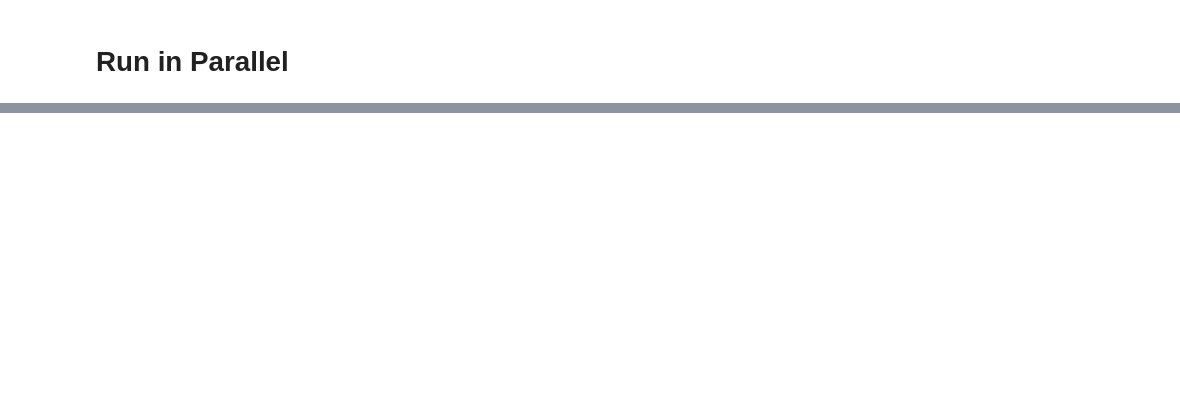
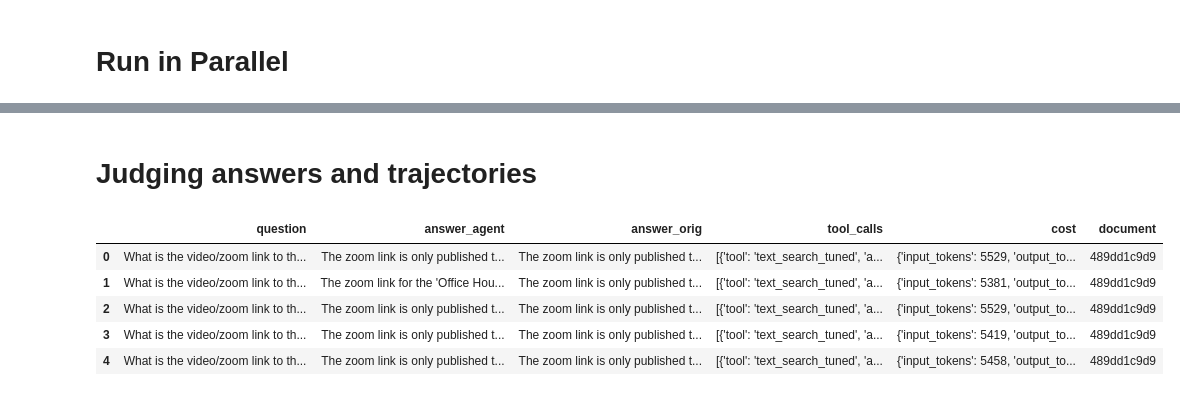
Before and after one commit to SabaYahyaa/llm-datatalkclub-zoomcamp, a Jupyter notebook: module_4_evaluation/14_agent_evaluation.ipynb, the cells around one changed output, grey strips where cells are left out. Drawn from its saved outputs; the diff is of its cells as text; code cells hidden in the pictures; blank space fills up the shorter version.

Commit message:
agent evaluation is added

```diff
--- a/module_4_evaluation/14_agent_evaluation.ipynb
+++ b/module_4_evaluation/14_agent_evaluation.ipynb
@@ -407,3 +361,15 @@ Reached max steps.
 df_agent = pd.DataFrame(agent_answers)
 # %%
 df_agent.to_csv("./data/agent_answers.csv", index=False)
+# %% [markdown]
+# Judging answers and trajectories
+# %%
+df_agent = pd.read_csv("./data/agent_answers.csv")
+df_agent
+# %% [output]
+|  | question | answer_agent | answer_orig | tool_calls | cost | document |
+| 0 | What is the video/zoom link to th... | The zoom link is only published t... | The zoom link is only published t... | [{'tool': 'text_search_tuned', 'a... | {'input_tokens': 5529, 'output_to... | 489dd1c9d9 |
+| 1 | What is the video/zoom link to th... | The zoom link for the 'Office Hou... | The zoom link is only published t... | [{'tool': 'text_search_tuned', 'a... | {'input_tokens': 5381, 'output_to... | 489dd1c9d9 |
+| 2 | What is the video/zoom link to th... | The zoom link is only published t... | The zoom link is only published t... | [{'tool': 'text_search_tuned', 'a... | {'input_tokens': 5529, 'output_to... | 489dd1c9d9 |
+| 3 | What is the video/zoom link to th... | The zoom link is only published t... | The zoom link is only published t... | [{'tool': 'text_search_tuned', 'a... | {'input_tokens': 5419, 'output_to... | 489dd1c9d9 |
+| 4 | What is the video/zoom link to th... | The zoom link is only published t... | The zoom link is only published t... | [{'tool': 'text_search_tuned', 'a... | {'input_tokens': 5458, 'output_to... | 489dd1c9d9 |
```
Also changed, not shown: parts of 22 cells of this notebook, 3 other files.
